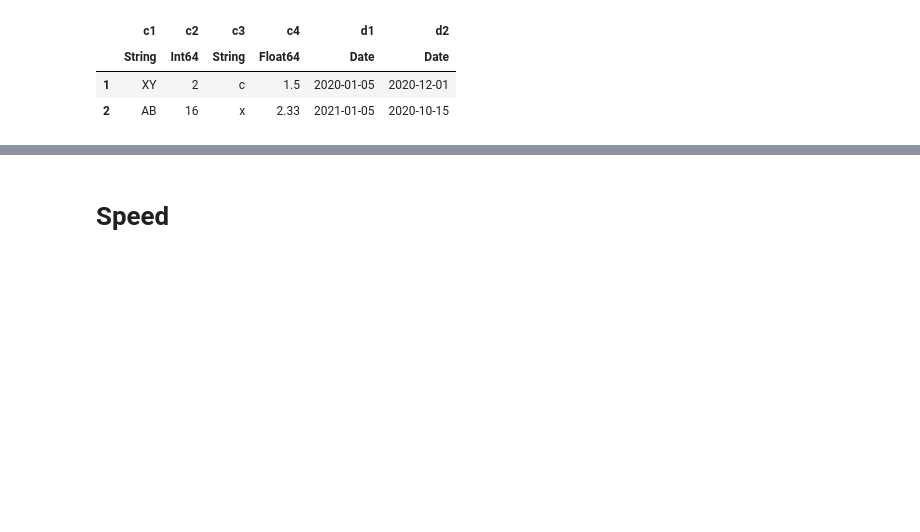
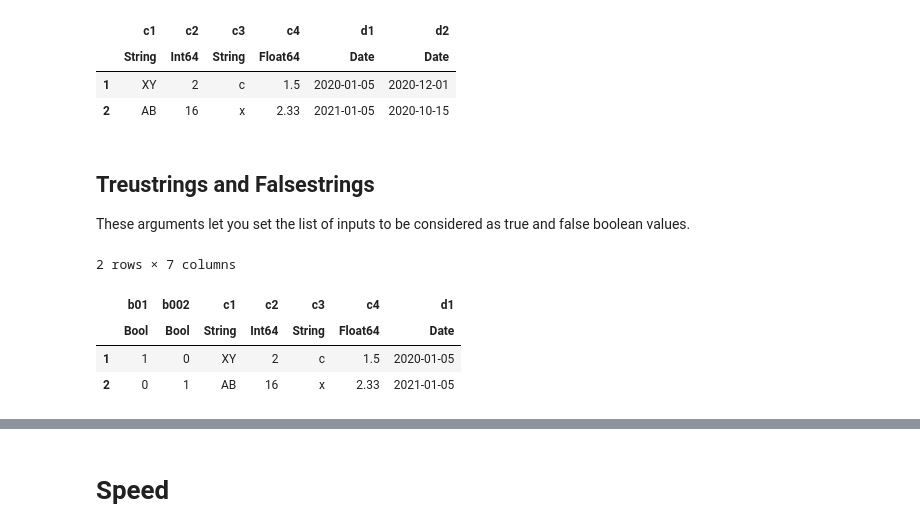
Before and after one commit to vaclavdekanovsky/data-analysis-in-examples, a Jupyter notebook: Julia/CSV/Read_CSV.ipynb, the cells around one changed output, grey strips where cells are left out. Cells and saved outputs as stored; diff of their text form; code cells hidden in the pictures; blank space fills up the shorter version.

```diff
--- a/Julia/CSV/Read_CSV.ipynb
+++ b/Julia/CSV/Read_CSV.ipynb
@@ -374,3 +542,22 @@ df
 |  | String | Int64 | String | Float64 | Date | Date |
 | 1 | XY | 2 | c | 1.5 | 2020-01-05 | 2020-12-01 |
 | 2 | AB | 16 | x | 2.33 | 2021-01-05 | 2020-10-15 |
+# %% [markdown]
+## Treustrings and Falsestrings
+These arguments let you set the list of inputs to be considered as true and false boolean values.
+# %%
+data = """
+b01|b002|c1|c2|c3|c4|d1
+"t"|"fa"|"XY"|2|c|1.5|2020-01-05
+"f"|"tr"|"AB"|16|x|2.33|2021-01-05
+"""
+
+CSV.read(IOBuffer(data), DataFrame;
+    truestrings=["t","tr"],
+    falsestrings=["f","fa"])
+# %% [output]
+2 rows × 7 columns
+|  | b01 | b002 | c1 | c2 | c3 | c4 | d1 |
+|  | Bool | Bool | String | Int64 | String | Float64 | Date |
+| 1 | 1 | 0 | XY | 2 | c | 1.5 | 2020-01-05 |
+| 2 | 0 | 1 | AB | 16 | x | 2.33 | 2021-01-05 |
```
Also changed, not shown: parts of 75 cells of this notebook.
